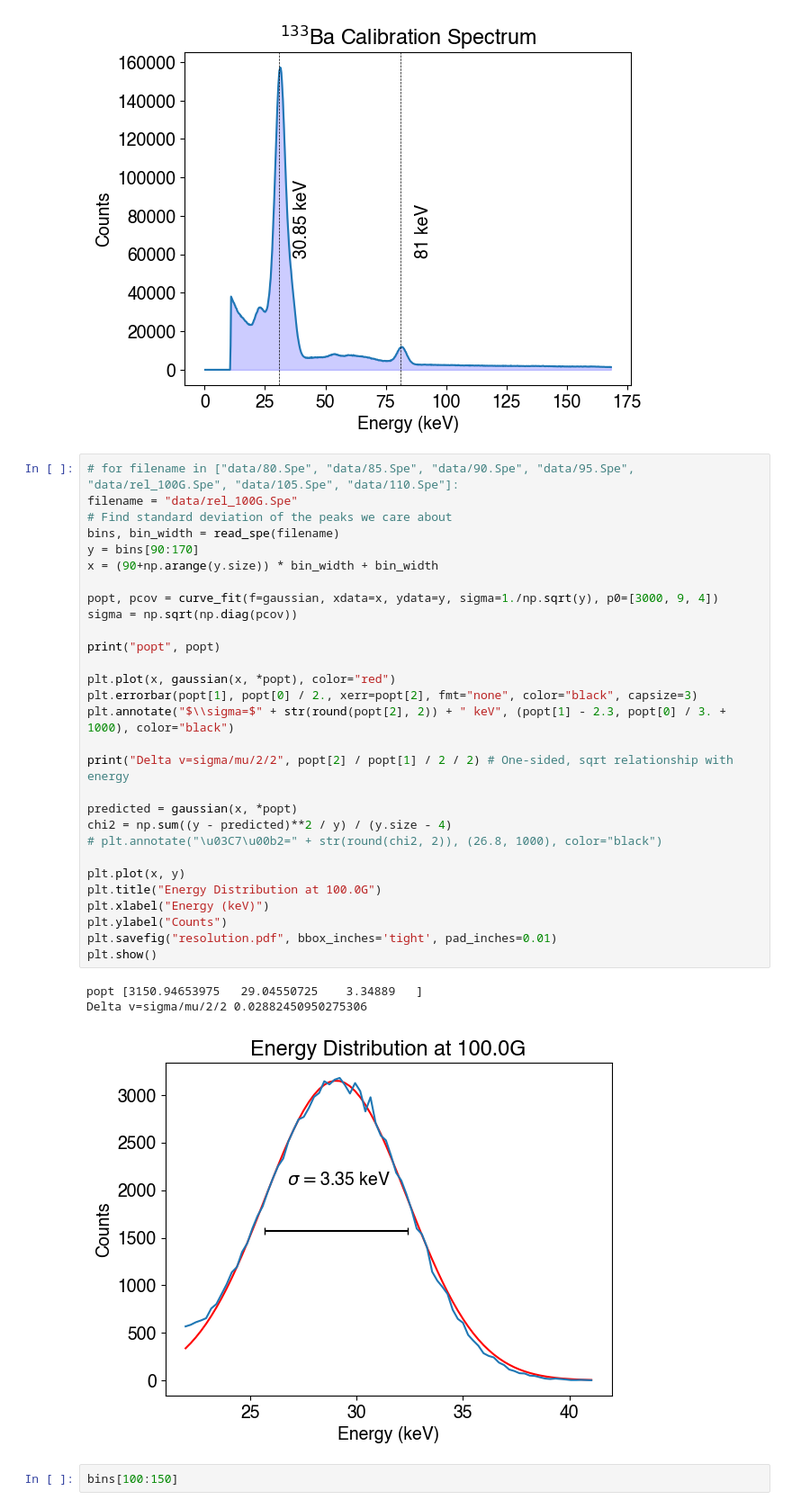
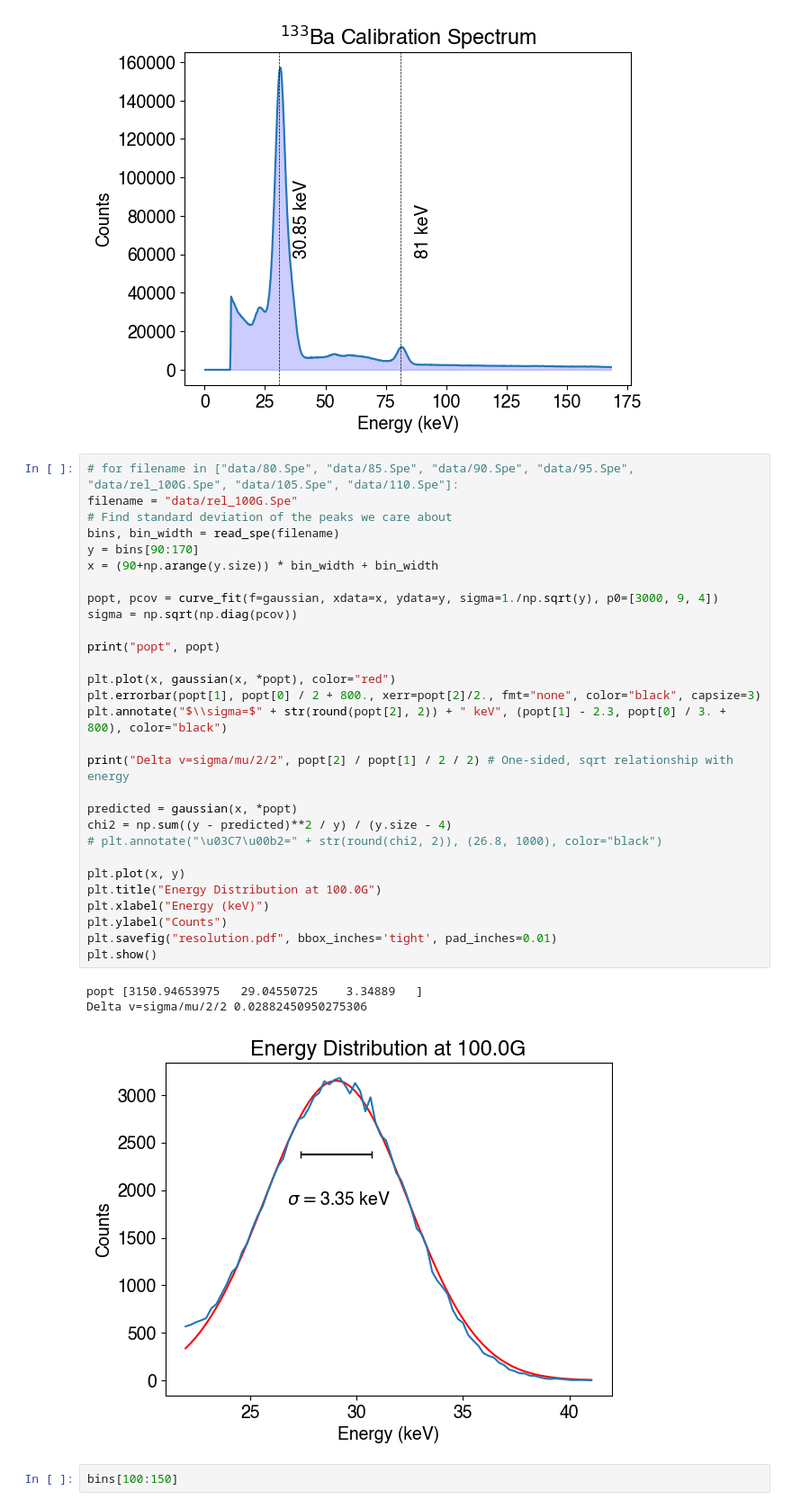
Before and after one commit to sestinj/jlab, a Jupyter notebook: nate/relativistic/main.ipynb, the cells around one changed output. Shown at 90% size. Cells and saved outputs as stored; diff of their text form.

```diff
--- a/nate/relativistic/main.ipynb
+++ b/nate/relativistic/main.ipynb
@@ -49,36 +49,36 @@ plot_mca("data/calibration.Spe")
 # %%
 # for filename in ["data/80.Spe", "data/85.Spe", "data/90.Spe", "data/95.Spe", "data/rel_100G.Spe", "data/105.Spe", "data/110.Spe"]:
 filename = "data/rel_100G.Spe"
 # Find standard deviation of the peaks we care about
 bins, bin_width = read_spe(filename)
 y = bins[90:170]
 x = (90+np.arange(y.size)) * bin_width + bin_width
 
 popt, pcov = curve_fit(f=gaussian, xdata=x, ydata=y, sigma=1./np.sqrt(y), p0=[3000, 9, 4])
 sigma = np.sqrt(np.diag(pcov))
 
 print("popt", popt)
 
 plt.plot(x, gaussian(x, *popt), color="red")
-plt.errorbar(popt[1], popt[0] / 2., xerr=popt[2], fmt="none", color="black", capsize=3)
-plt.annotate("$\\sigma=$" + str(round(popt[2], 2)) + " keV", (popt[1] - 2.3, popt[0] / 3. + 1000), color="black")
+plt.errorbar(popt[1], popt[0] / 2 + 800., xerr=popt[2]/2., fmt="none", color="black", capsize=3)
+plt.annotate("$\\sigma=$" + str(round(popt[2], 2)) + " keV", (popt[1] - 2.3, popt[0] / 3. + 800), color="black")
 
 print("Delta v=sigma/mu/2/2", popt[2] / popt[1] / 2 / 2) # One-sided, sqrt relationship with energy
 
 predicted = gaussian(x, *popt)
 chi2 = np.sum((y - predicted)**2 / y) / (y.size - 4)
 # plt.annotate("\u03C7\u00b2=" + str(round(chi2, 2)), (26.8, 1000), color="black")
 
 plt.plot(x, y)
 plt.title("Energy Distribution at 100.0G")
 plt.xlabel("Energy (keV)")
 plt.ylabel("Counts")
 plt.savefig("resolution.pdf", bbox_inches='tight', pad_inches=0.01)
 plt.show()
 # %% [output]
 popt [3150.94653975   29.04550725    3.34889   ]
 Delta v=sigma/mu/2/2 0.02882450950275306
-[figure, old version]
+[figure, new version]
 # %%
 bins[100:150]
 # %% [output]
```
Also changed, not shown: parts of 1 cell of this notebook, 17 other files.
